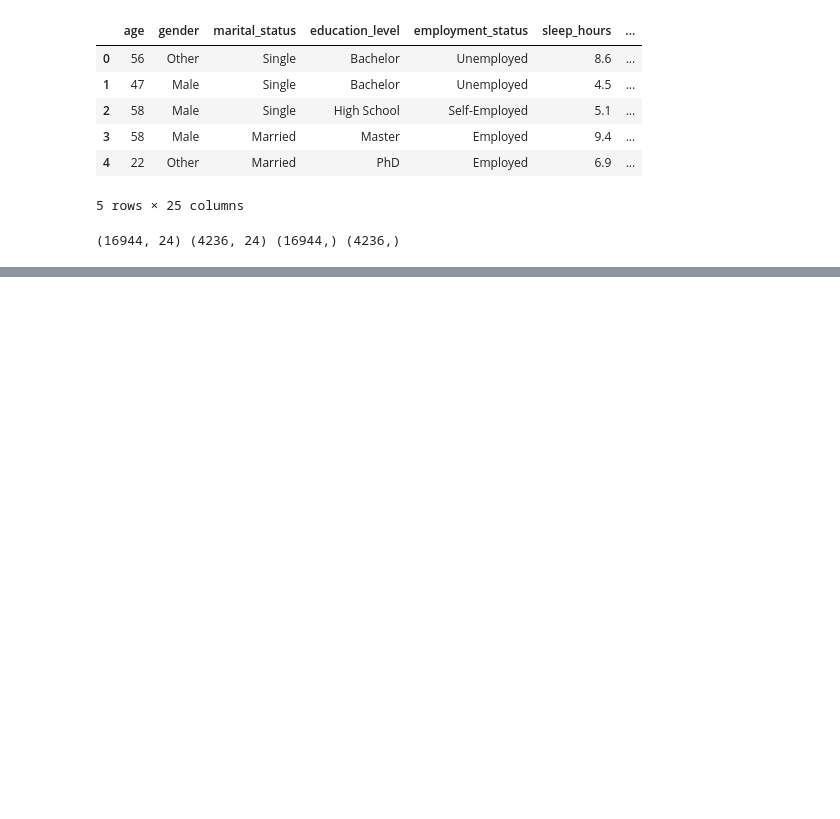
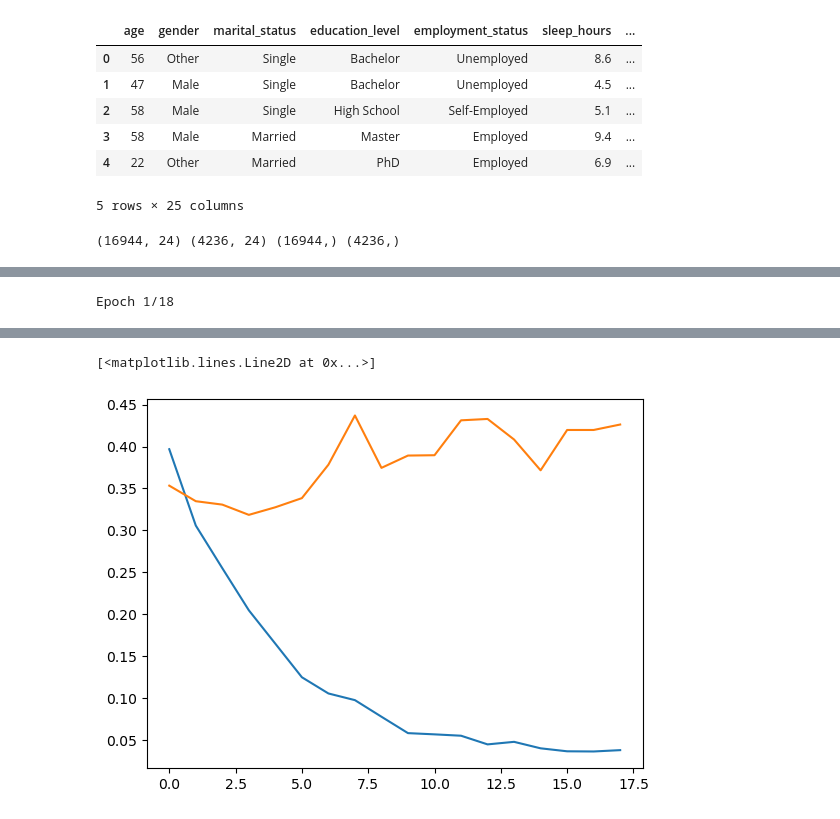
Before and after one commit to K-A-Reddy/MinorProject1_Medical_Risk_Analysis, a Jupyter notebook: code.ipynb, the cells around one changed output, grey strips where cells are left out. Saved outputs shown, nothing was run; the diff lists cells and outputs as text; code cells hidden in the pictures; blank space fills up the shorter version.

```diff
--- a/code.ipynb
+++ b/code.ipynb
@@ -74,10 +77,3 @@ confusion matrix [[1386  481]
-# %%
-model= LogisticRegression(max_iter=1000)
-model.fit(x_train, y_train)
-y_pred= model.predict(x_test)
-print("accuracy",accuracy_score(y_test,y_pred))
-print("f1 score",f1_score(y_test,y_pred))
-print("confusion matrix",confusion_matrix(y_test,y_pred))
 # %%
 from sklearn.tree import DecisionTreeClassifier
 tree= DecisionTreeClassifier(max_depth=10, random_state=42)
@@ -132,0 +491,17 @@ confusion matrix [[ 833 1034]
+# %%
+import tensorflow as tf
+tf.random.set_seed(42)
+model = tf.keras.Sequential([
+    tf.keras.layers.Dense(1024, activation='relu', input_shape=(x_train_scaled.shape[1],)),
+    tf.keras.layers.Dense(256, activation='relu', input_shape=(x_train_scaled.shape[1],)),
+    tf.keras.layers.Dense(256, activation='relu'),
+    tf.keras.layers.Dense(1, activation='sigmoid')
+])
+model.compile(optimizer='adam', loss='binary_crossentropy', metrics=['accuracy','recall'])
+model.fit(x_train_scaled, y_train, epochs=18, batch_size=32, validation_split=0.2)
+y_pred_nn = (model.predict(x_test_scaled) > 0.35).astype("int32")
+print("accuracy", accuracy_score(y_test, y_pred_nn))
+print("f1 score", f1_score(y_test, y_pred_nn))
+print("confusion matrix", confusion_matrix(y_test, y_pred_nn))
+print("precision", precision_score(y_test, y_pred_nn))
+print("recall", recall_score(y_test, y_pred_nn))
@@ -132,0 +527,18 @@ confusion matrix [[ 833 1034]
+# %%
+import tensorflow as tf
+tf.random.set_seed(42)
+model = tf.keras.Sequential([
+    tf.keras.layers.Dense(1024, activation='relu', input_shape=(x_train_scaled.shape[1],)),
+    tf.keras.layers.Dense(256, activation='relu', input_shape=(x_train_scaled.shape[1],)),
+    tf.keras.layers.Dense(256, activation='relu'),
+    tf.keras.layers.Dense(1, activation='sigmoid')
+])
+model.compile(optimizer='adam', loss='binary_crossentropy', metrics=['accuracy','recall'])
+history=model.fit(x_train_scaled, y_train, epochs=18, batch_size=32, validation_split=0.2)
+y_pred_nn = (model.predict(x_test_scaled) > 0.35).astype("int32")
+
+import matplotlib.pyplot as plt
+plt.plot(history.history['loss'])
+plt.plot(history.history['val_loss'])
+# %% [output]
+Epoch 1/18
@@ -132,0 +562,2 @@ confusion matrix [[ 833 1034]
+[<matplotlib.lines.Line2D at 0x...>]
+[figure, added]
```
Also changed, not shown: parts of 24 cells of this notebook, 1 other file.
